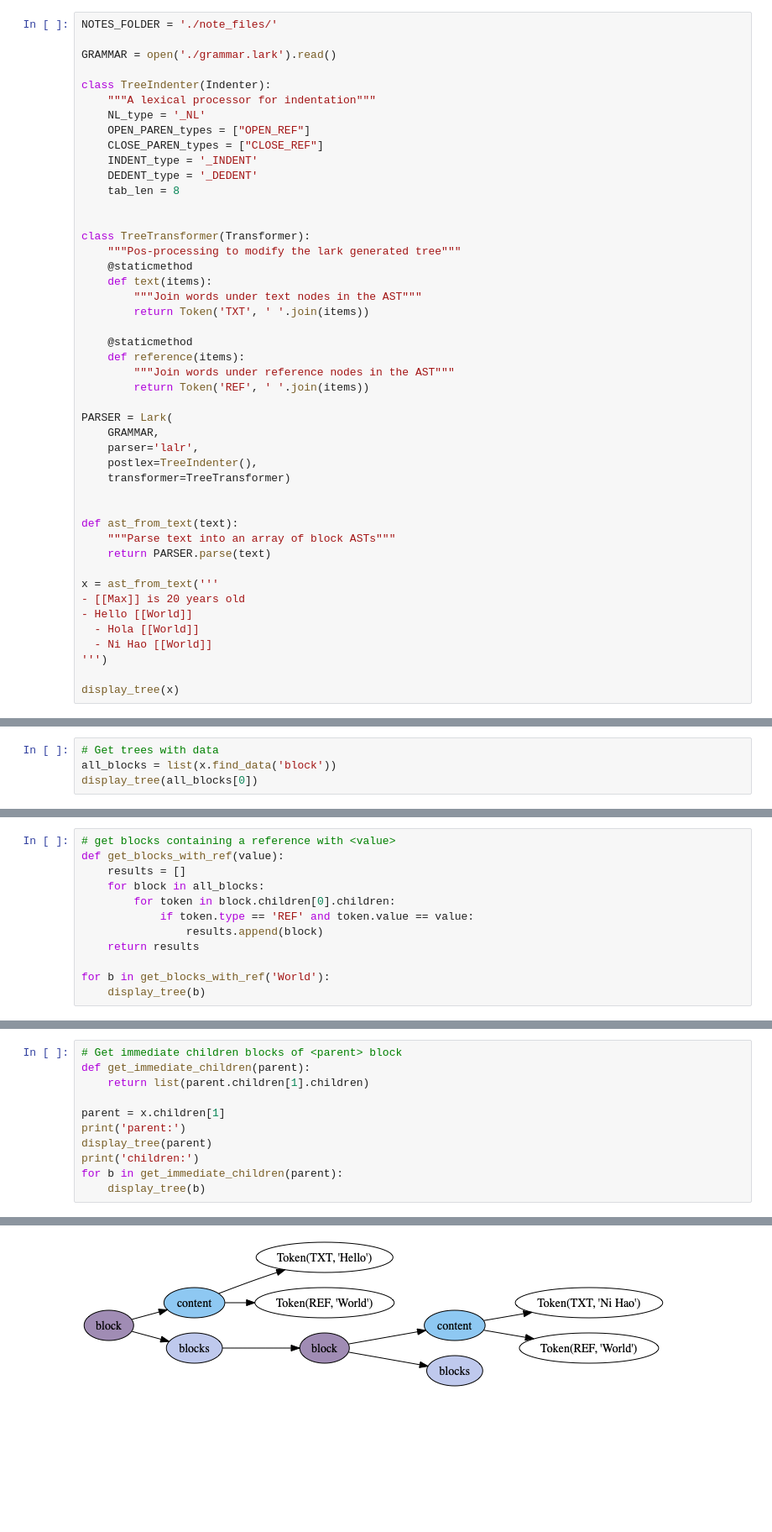
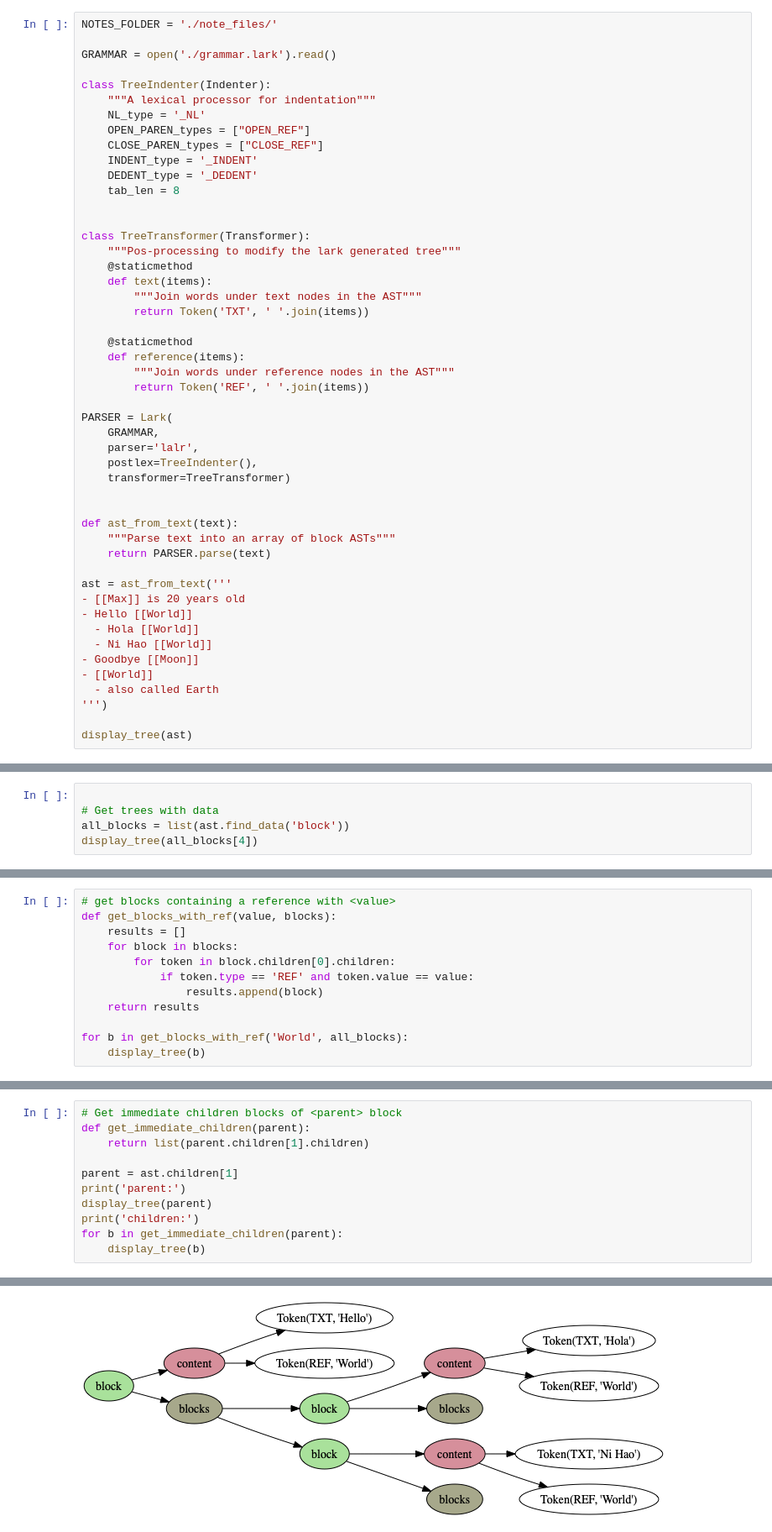
Before and after one commit to maxsun/SemanticScribe, a Jupyter notebook: Playground-Temp1.ipynb, the cells around one changed output, grey strips where cells are left out. Shown at 84% size. Saved outputs shown, nothing was run; the diff lists cells and outputs as text; blank space fills up the shorter version.

```diff
--- a/Playground-Temp1.ipynb
+++ b/Playground-Temp1.ipynb
@@ -63,12 +63,15 @@ def ast_from_text(text):
     """Parse text into an array of block ASTs"""
     return PARSER.parse(text)
 
-x = ast_from_text('''
+ast = ast_from_text('''
 - [[Max]] is 20 years old
 - Hello [[World]]
   - Hola [[World]]
   - Ni Hao [[World]]
+- Goodbye [[Moon]]
+- [[World]]
+  - also called Earth
 ''')
 
-display_tree(x)
+display_tree(ast)
 # %% [output]
@@ -76,5 +79,6 @@ display_tree(x)
 # %%
+
 # Get trees with data
-all_blocks = list(x.find_data('block'))
-display_tree(all_blocks[0])
+all_blocks = list(ast.find_data('block'))
+display_tree(all_blocks[4])
 # %% [output]
@@ -81,0 +86,12 @@ display_tree(all_blocks[0])
+# %%
+# get blocks containing a reference with <value>
+def get_blocks_with_ref(value, blocks):
+    results = []
+    for block in blocks:
+        for token in block.children[0].children:
+            if token.type == 'REF' and token.value == value:
+                results.append(block)
+    return results
+
+for b in get_blocks_with_ref('World', all_blocks):
+    display_tree(b)
@@ -98,15 +144,3 @@ id to block:
 ('0', Tree(block, [Tree(content, [Token(REF, 'Max'), Token(TXT, 'is 20 years old')]), Tree(blocks, [])]))
 block to id:
 (Tree(block, [Tree(content, [Token(REF, 'Max'), Token(TXT, 'is 20 years old')]), Tree(blocks, [])]), '0')
-# %%
-# get blocks containing a reference with <value>
-def get_blocks_with_ref(value):
-    results = []
-    for block in all_blocks:
-        for token in block.children[0].children:
-            if token.type == 'REF' and token.value == value:
-                results.append(block)
-    return results
-
-for b in get_blocks_with_ref('World'):
-    display_tree(b)
@@ -116,15 +147,15 @@ for b in get_blocks_with_ref('World'):
 # %%
 # Get immediate children blocks of <parent> block
 def get_immediate_children(parent):
     return list(parent.children[1].children)
 
-parent = x.children[1]
+parent = ast.children[1]
 print('parent:')
 display_tree(parent)
 print('children:')
 for b in get_immediate_children(parent):
     display_tree(b)
 # %% [output]
 parent:
-[figure, old version]
+[figure, new version]
 children:
```
Also changed, not shown: parts of 14 cells of this notebook.
